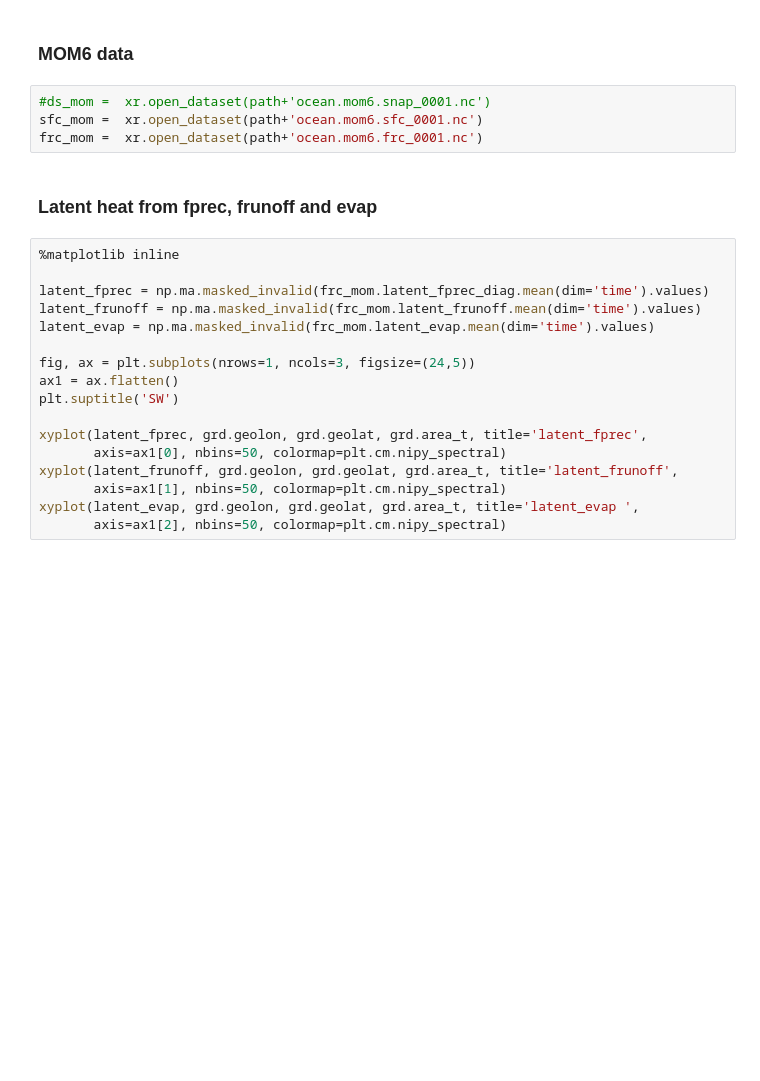
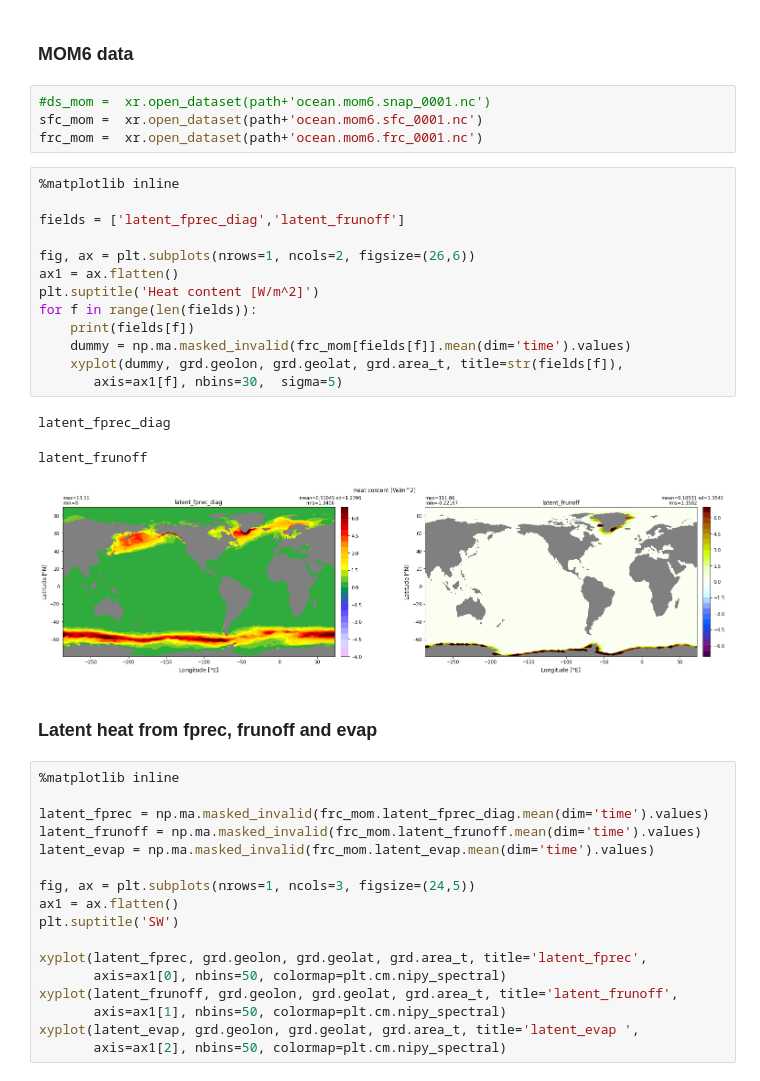
Before and after one commit to gustavo-marques/cesm_mom6_progress, a Jupyter notebook: fluxes_analysis/cpl_hist_check_bmom.e22.f09_t061_hycom1_N75.mct.surface_fluxes_check.006.ipynb, the cells around one changed output. Cells and saved outputs as stored; diff of their text form; blank space fills up the shorter version.

```diff
--- a/fluxes_analysis/cpl_hist_check_bmom.e22.f09_t061_hycom1_N75.mct.surface_fluxes_check.006.ipynb
+++ b/fluxes_analysis/cpl_hist_check_bmom.e22.f09_t061_hycom1_N75.mct.surface_fluxes_check.006.ipynb
@@ -41,6 +51,23 @@ print(heat+0.42071340)
 #ds_mom =  xr.open_dataset(path+'ocean.mom6.snap_0001.nc')
 sfc_mom =  xr.open_dataset(path+'ocean.mom6.sfc_0001.nc')
 frc_mom =  xr.open_dataset(path+'ocean.mom6.frc_0001.nc')
+# %%
+%matplotlib inline
+
+fields = ['latent_fprec_diag','latent_frunoff']
+
+fig, ax = plt.subplots(nrows=1, ncols=2, figsize=(26,6))
+ax1 = ax.flatten()
+plt.suptitle('Heat content [W/m^2]')
+for f in range(len(fields)):
+    print(fields[f])
+    dummy = np.ma.masked_invalid(frc_mom[fields[f]].mean(dim='time').values)
+    xyplot(dummy, grd.geolon, grd.geolat, grd.area_t, title=str(fields[f]),
+       axis=ax1[f], nbins=30,  sigma=5)
+# %% [output]
+latent_fprec_diag
+latent_frunoff
+[figure, added]
 # %% [markdown]
 ### Latent heat from fprec, frunoff and evap
 # %%
```
Also changed, not shown: parts of 3 cells of this notebook, 4 other files.
